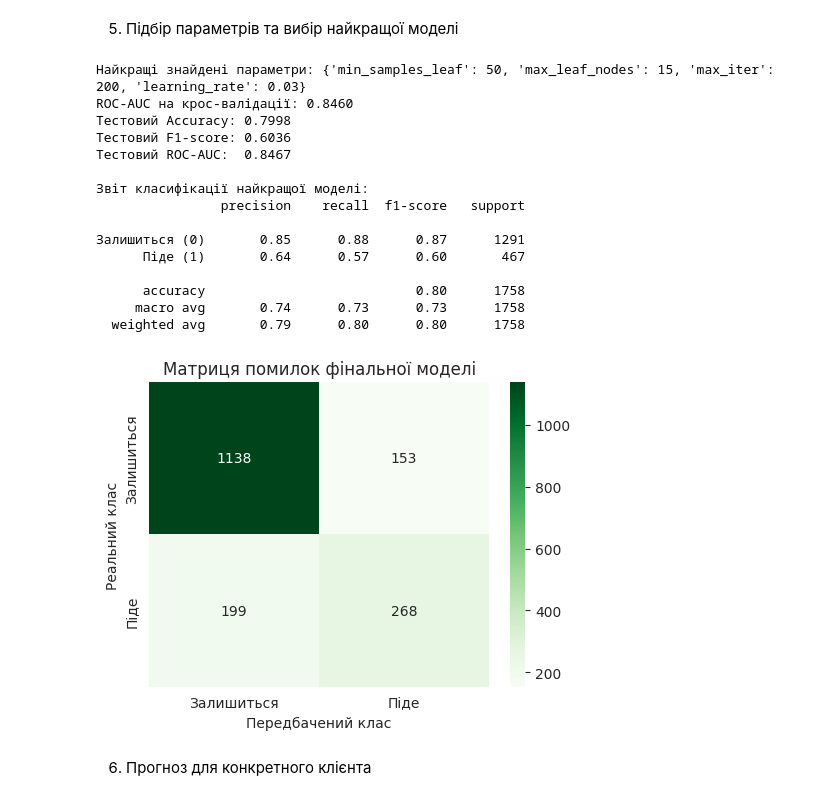
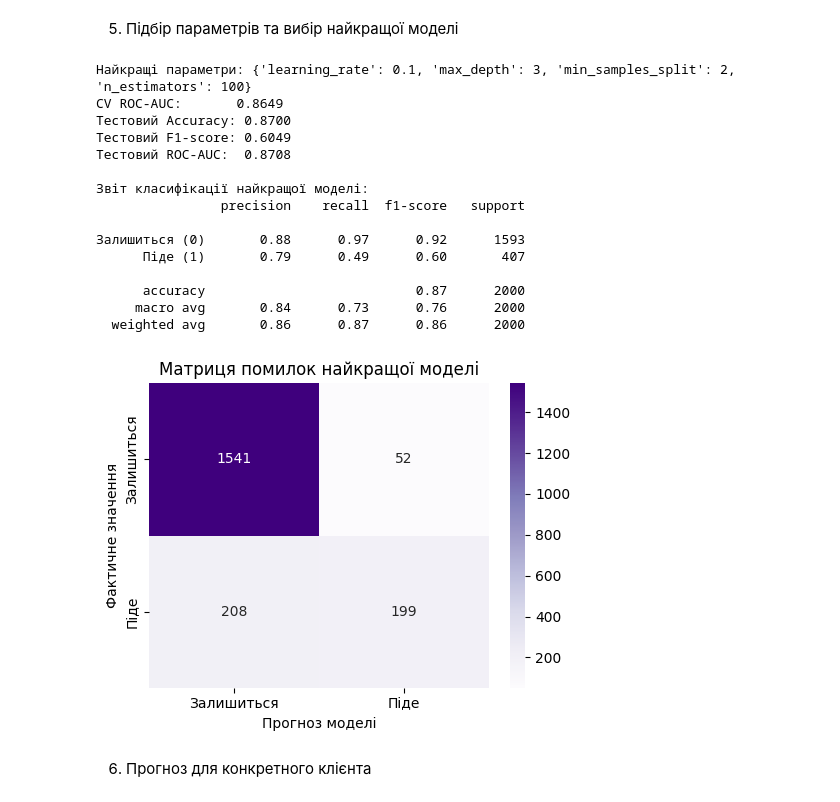
Before and after one commit to OlegSamarsky/MN, a Jupyter notebook: Тестове_Завд_Самарський_ФІТ3_10.ipynb, the cells around one changed output. Drawn from its saved outputs; the diff is of its cells as text; code cells hidden in the pictures.

```diff
--- a/Тестове_Завд_Самарський_ФІТ3_10.ipynb
+++ b/Тестове_Завд_Самарський_ФІТ3_10.ipynb
@@ -189,67 +203,65 @@ plt.show()
 # %% [markdown]
 5. Підбір параметрів та вибір найкращої моделі
 # %%
-# Підбір гіперпараметрів для HistGradientBoosting через RandomizedSearchCV
-param_dist = {
-    'learning_rate': [0.03, 0.05, 0.08, 0.1],
-    'max_iter': [80, 120, 160, 200],
-    'max_leaf_nodes': [15, 25, 31],
-    'min_samples_leaf': [20, 35, 50]
+# Підбір гіперпараметрів для Gradient Boosting через GridSearchCV
+param_grid = {
+    'n_estimators': [100, 150, 200],
+    'learning_rate': [0.05, 0.1],
+    'max_depth': [3, 4],
+    'min_samples_split': [2, 10]
 }
 
-random_search = RandomizedSearchCV(
-    estimator=HistGradientBoostingClassifier(random_state=17),
-    param_distributions=param_dist,
-    n_iter=12,
-    cv=4,
+grid_search = GridSearchCV(
+    estimator=GradientBoostingClassifier(random_state=42),
+    param_grid=param_grid,
+    cv=5,
     scoring='roc_auc',
-    random_state=17,
     n_jobs=-1
 )
-random_search.fit(X_tr, y_tr)
+grid_search.fit(X_train, y_train)
 
-final_model = random_search.best_estimator_
-final_preds = final_model.predict(X_te)
-final_probs = final_model.predict_proba(X_te)[:, 1]
+best_model = grid_search.best_estimator_
+y_best_pred = best_model.predict(X_test)
+y_best_prob = best_model.predict_proba(X_test)[:, 1]
 
-print("Найкращі знайдені параметри:", random_search.best_params_)
-print(f"ROC-AUC на крос-валідації: {random_search.best_score_:.4f}")
-print(f"Тестовий Accuracy: {accuracy_score(y_te, final_preds):.4f}")
-print(f"Тестовий F1-score: {f1_score(y_te, final_preds):.4f}")
-print(f"Тестовий ROC-AUC:  {roc_auc_score(y_te, final_probs):.4f}")
+print("Найкращі параметри:", grid_search.best_params_)
+print(f"CV ROC-AUC:       {grid_search.best_score_:.4f}")
+print(f"Тестовий Accuracy: {accuracy_score(y_test, y_best_pred):.4f}")
+print(f"Тестовий F1-score: {f1_score(y_test, y_best_pred):.4f}")
+print(f"Тестовий ROC-AUC:  {roc_auc_score(y_test, y_best_prob):.4f}")
 
 print("\nЗвіт класифікації найкращої моделі:")
-print(classification_report(y_te, final_preds, target_names=['Залишиться (0)', 'Піде (1)']))
+print(classification_report(y_test, y_best_pred, target_names=['Залишиться (0)', 'Піде (1)']))
 
 # Матриця помилок
 plt.figure(figsize=(5, 4))
 sns.heatmap(
-    confusion_matrix(y_te, final_preds),
-    annot=True, fmt='d', cmap='Greens',
+    confusion_matrix(y_test, y_best_pred),
+    annot=True, fmt='d', cmap='Purples',
     xticklabels=['Залишиться', 'Піде'],
     yticklabels=['Залишиться', 'Піде']
 )
-plt.title('Матриця помилок фінальної моделі')
-plt.xlabel('Передбачений клас')
-plt.ylabel('Реальний клас')
+plt.title('Матриця помилок найкращої моделі')
+plt.xlabel('Прогноз моделі')
+plt.ylabel('Фактичне значення')
 plt.tight_layout()
 plt.show()
 # %% [output]
-Найкращі знайдені параметри: {'min_samples_leaf': 50, 'max_leaf_nodes': 15, 'max_iter': 200, 'learning_rate': 0.03}
-ROC-AUC на крос-валідації: 0.8460
-Тестовий Accuracy: 0.7998
-Тестовий F1-score: 0.6036
-Тестовий ROC-AUC:  0.8467
+Найкращі параметри: {'learning_rate': 0.1, 'max_depth': 3, 'min_samples_split': 2, 'n_estimators': 100}
+CV ROC-AUC:       0.8649
+Тестовий Accuracy: 0.8700
+Тестовий F1-score: 0.6049
+Тестовий ROC-AUC:  0.8708
 
 Звіт класифікації найкращої моделі:
                 precision    recall  f1-score   support
 
-Залишиться (0)       0.85      0.88      0.87      1291
-      Піде (1)       0.64      0.57      0.60       467
+Залишиться (0)       0.88      0.97      0.92      1593
+      Піде (1)       0.79      0.49      0.60       407
 
-      accuracy                           0.80      1758
-     macro avg       0.74      0.73      0.73      1758
-  weighted avg       0.79      0.80      0.80      1758
+      accuracy                           0.87      2000
+     macro avg       0.84      0.73      0.76      2000
+  weighted avg       0.86      0.87      0.86      2000
-[figure, old version]
+[figure, new version]
 # %% [markdown]
 6. Прогноз для конкретного клієнта
```
Also changed, not shown: parts of 13 cells of this notebook.
